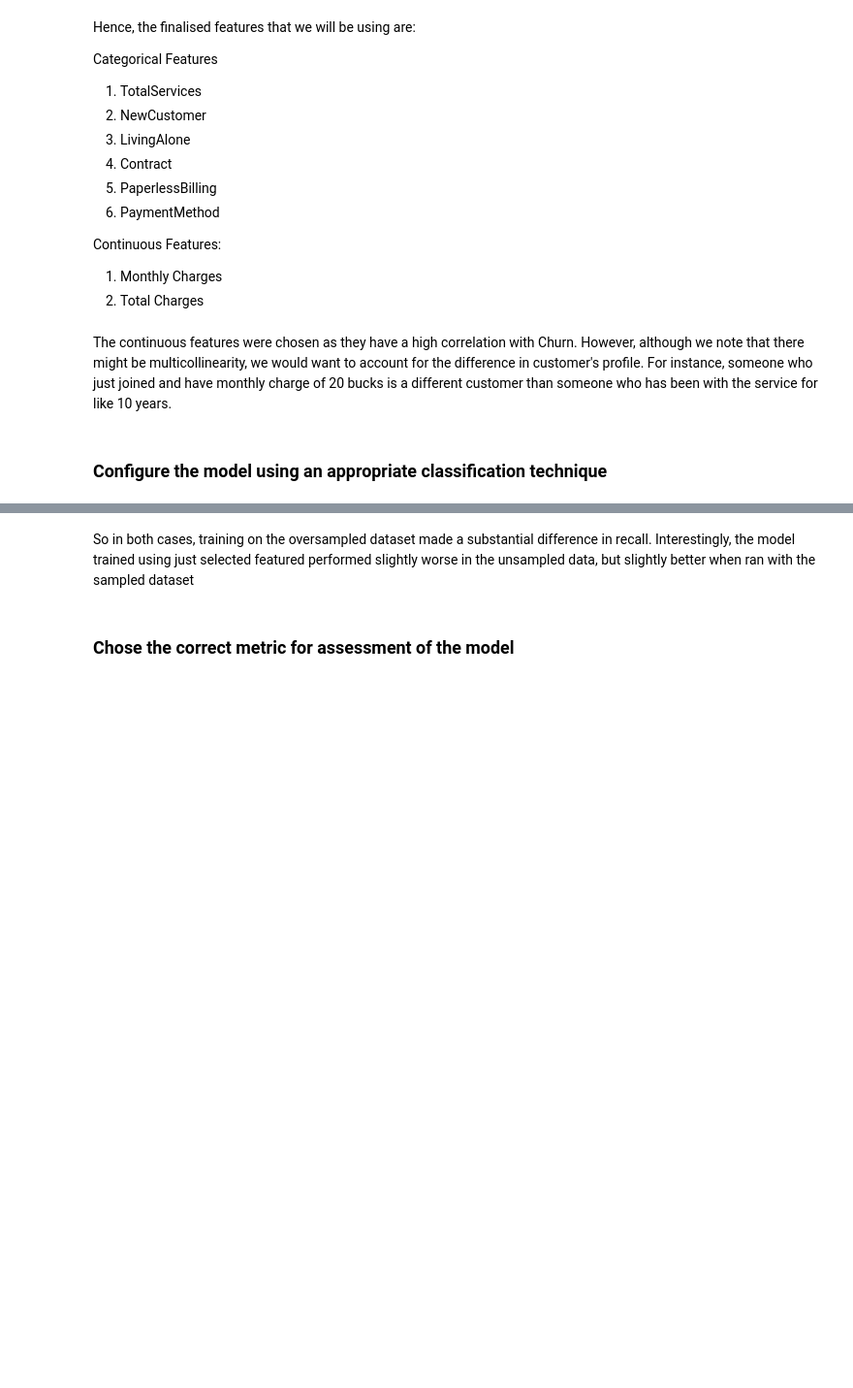
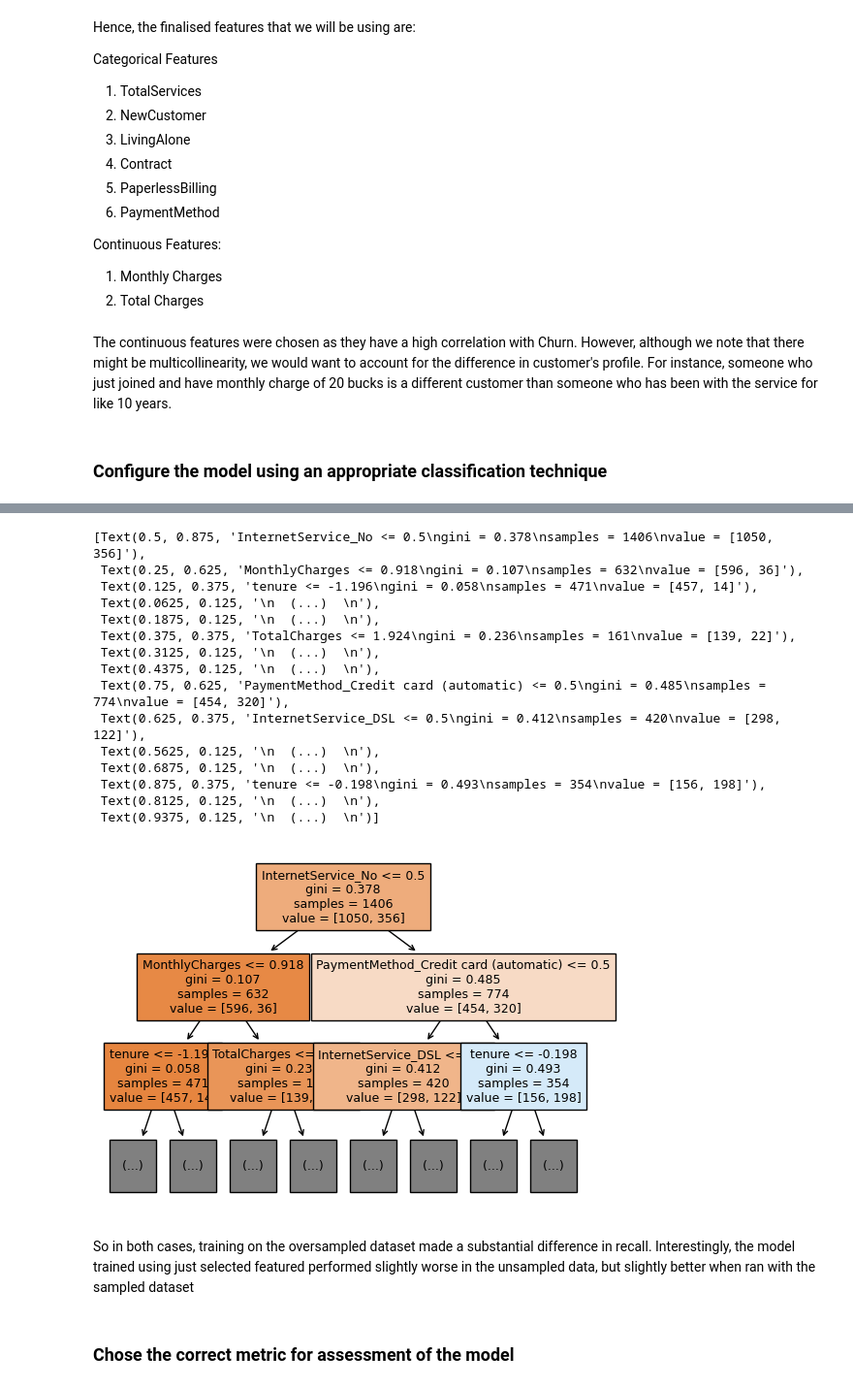
Before and after one commit to GiuseppeManai/ysc4224, a Jupyter notebook: 2.Churn_Model/team3/ChurnModel.ipynb, the cells around one changed output, grey strips where cells are left out. Shown at 97% size. Saved outputs shown, nothing was run; the diff lists cells and outputs as text; code cells hidden in the pictures; blank space fills up the shorter version.

```diff
--- a/2.Churn_Model/team3/ChurnModel.ipynb
+++ b/2.Churn_Model/team3/ChurnModel.ipynb
@@ -917,3 +1395,22 @@ weighted avg       0.80      0.74      0.75      7032
+# %%
+tree.plot_tree(clf2, max_depth= 2, filled = True, fontsize = 9, feature_names=data_sd.columns)
+# %% [output]
+[Text(0.5, 0.875, 'InternetService_No <= 0.5\ngini = 0.378\nsamples = 1406\nvalue = [1050, 356]'),
+ Text(0.25, 0.625, 'MonthlyCharges <= 0.918\ngini = 0.107\nsamples = 632\nvalue = [596, 36]'),
+ Text(0.125, 0.375, 'tenure <= -1.196\ngini = 0.058\nsamples = 471\nvalue = [457, 14]'),
+ Text(0.0625, 0.125, '\n  (...)  \n'),
+ Text(0.1875, 0.125, '\n  (...)  \n'),
+ Text(0.375, 0.375, 'TotalCharges <= 1.924\ngini = 0.236\nsamples = 161\nvalue = [139, 22]'),
+ Text(0.3125, 0.125, '\n  (...)  \n'),
+ Text(0.4375, 0.125, '\n  (...)  \n'),
+ Text(0.75, 0.625, 'PaymentMethod_Credit card (automatic) <= 0.5\ngini = 0.485\nsamples = 774\nvalue = [454, 320]'),
+ Text(0.625, 0.375, 'InternetService_DSL <= 0.5\ngini = 0.412\nsamples = 420\nvalue = [298, 122]'),
+ Text(0.5625, 0.125, '\n  (...)  \n'),
+ Text(0.6875, 0.125, '\n  (...)  \n'),
+ Text(0.875, 0.375, 'tenure <= -0.198\ngini = 0.493\nsamples = 354\nvalue = [156, 198]'),
+ Text(0.8125, 0.125, '\n  (...)  \n'),
+ Text(0.9375, 0.125, '\n  (...)  \n')]
+[figure, added]
 # %% [markdown]
 So in both cases, training on the oversampled dataset made a substantial difference in recall. Interestingly, the model trained using just selected featured performed slightly worse in the unsampled data, but slightly better when ran with the sampled dataset
 # %% [markdown]
```
Also changed, not shown: parts of 98 cells of this notebook.
